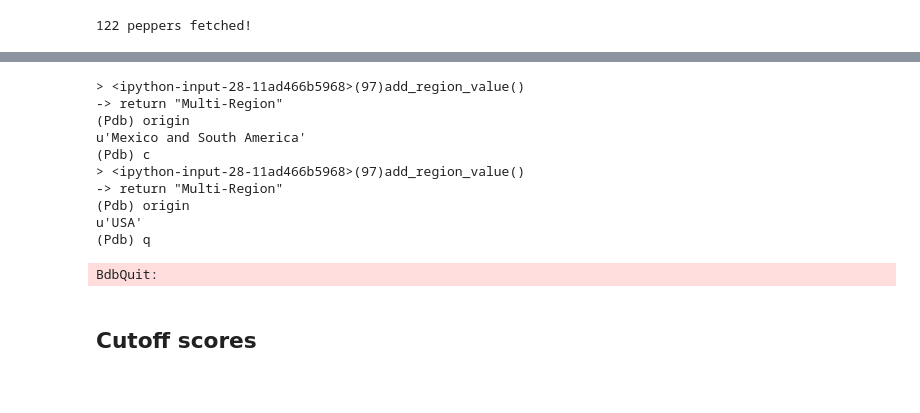
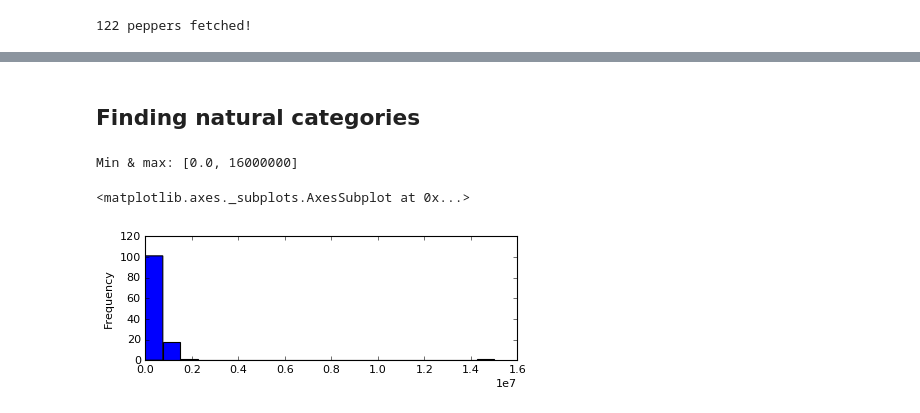
Before and after one commit to alemosie/hot_peppers, a Jupyter notebook: notebooks/explore_heat_field.ipynb, the cells around one changed output, grey strips where cells are left out. Drawn from its saved outputs; the diff is of its cells as text; code cells hidden in the pictures.

```diff
--- a/notebooks/explore_heat_field.ipynb
+++ b/notebooks/explore_heat_field.ipynb
@@ -28,16 +32,10 @@ data.head()
-# %%
-SanitizePepperData(pd.DataFrame(data))
-# %% [output]
-> <ipython-input-28-11ad466b5968>(97)add_region_value()
--> return "Multi-Region"
-(Pdb) origin
-u'Mexico and South America'
-(Pdb) c
-> <ipython-input-28-11ad466b5968>(97)add_region_value()
--> return "Multi-Region"
-(Pdb) origin
-u'USA'
-(Pdb) q
-BdbQuit:
-# %% [markdown]
-## Cutoff scores
+# %% [markdown]
+## Finding natural categories
+# %%
+# super skewed distribution
+print "Min & max:", [data["min_shu"].min(), data["max_shu"].max()]
+data["min_shu"].plot.hist(bins=20, figsize=(6, 2))
+# %% [output]
+Min & max: [0.0, 16000000]
+<matplotlib.axes._subplots.AxesSubplot at 0x...>
+[figure, added]
```
Also changed, not shown: parts of 11 cells of this notebook, 1 other file.
